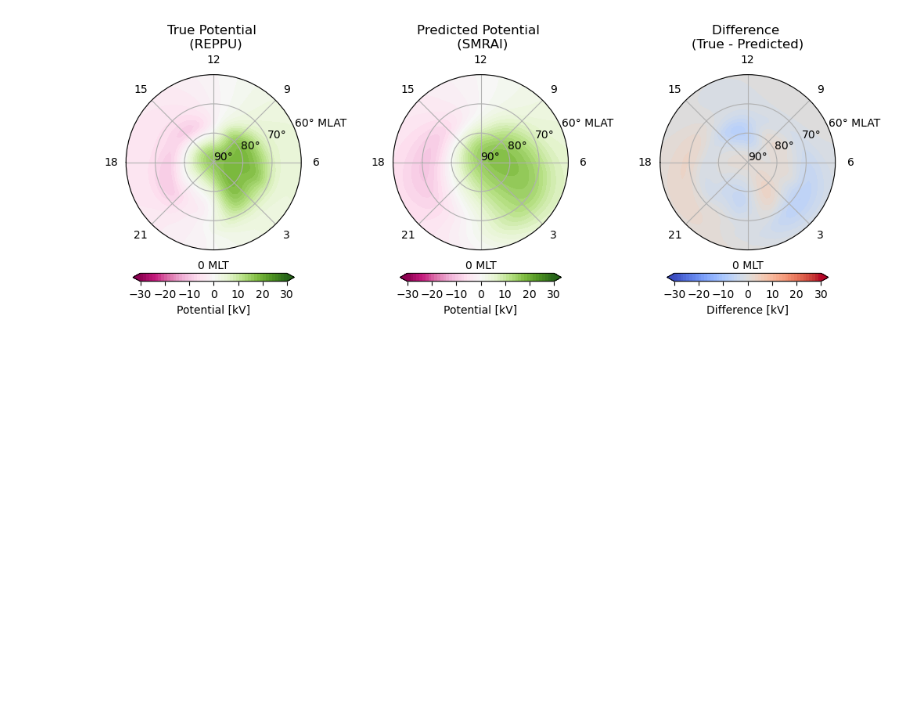
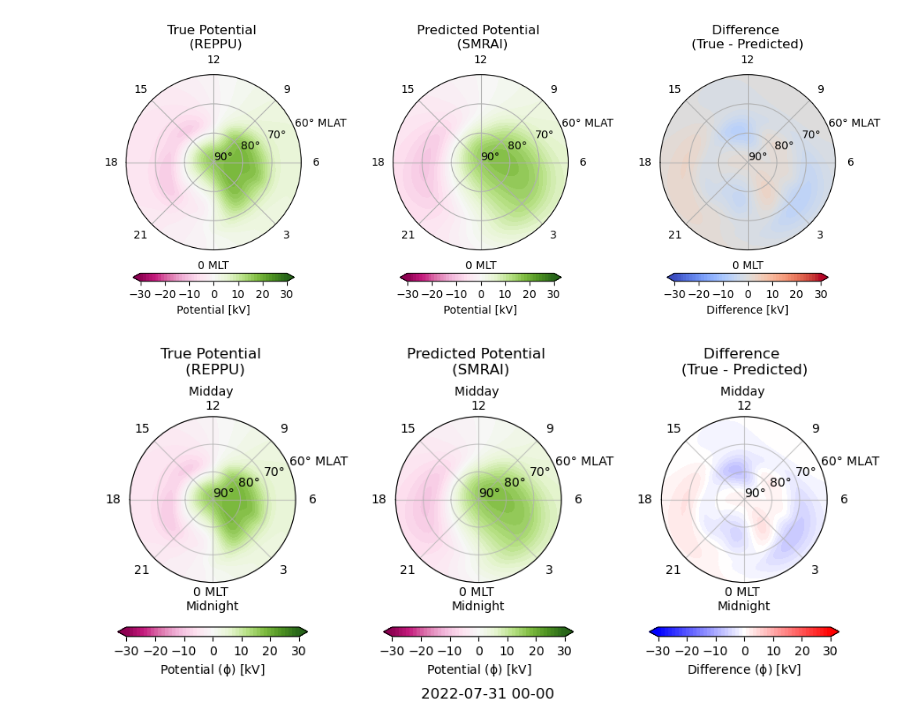
Before and after one commit to reddy-sachin/REPPU-ESN2, a Jupyter notebook: SR_ML/SMRAI_potential.ipynb, the cells around one changed output. Saved outputs shown, nothing was run; the diff lists cells and outputs as text; code cells hidden in the pictures; blank space fills up the shorter version.

```diff
--- a/SR_ML/SMRAI_potential.ipynb
+++ b/SR_ML/SMRAI_potential.ipynb
@@ -20,7 +18,8 @@ Load IGRF coefficients ...
 # %%
 #REPPU otuputs
 #path = r'/Users/sr2/OneDrive - University College London/PhD/Experiences/Postdocs/JSPS/Research/Data/pbig5min.dat'
-path = r'/Users/sr2/My Drive/Career/Employment/Current/JSPS/Research/Data/pbig5min.dat'
+#path = r'/Users/sr2/My Drive/Career/Employment/Current/JSPS/Research/Data/pbig5min.dat'
+path = r'/Users/sr2/My Drive/Career/Employment/Current/JSPS/Research/Data/fbig5min.dat'
 
 #read the REPPU data
 with open (path) as f:
@@ -54,7 +53,7 @@ ds = xr.Dataset({'potential': (['dt', 'lat', 'lon'], data_reshaped.reshape(-1, 3
 
 # Add potential and units
 ds['potential'].attrs['units'] = 'kV'
-ds['potential'] = ds['potential'] * 1e-3 # Convert to kV
+#ds['potential'] = ds['potential'] * 1e-3 # Convert to kV
 ds
 # %% [output]
 <xarray.Dataset> Size: 440MB
@@ -150,7 +149,7 @@ array([[  59.17415047, -401.45096267,  268.85373093, ..., -573.47927344,
         -640.3147514 ,  772.04195986]])
 # %%
 #save model
-with open('SMRAI2_potential_SR.pkl', 'wb') as f:
+with open('SMRAI2_current_SR.pkl', 'wb') as f:
     pickle.dump(model, f)
 # %%
 y_pred = model.predict(X_test) #predict the test data
@@ -458,7 +457,8 @@ theta = np.linspace(0, 360, 80) - 90
 theta_rad = theta / 360 * 2 * np.pi
 r = 90 - np.linspace(53.1, 89.7, 30)
 shrink = .28
-pad = 0.13
+pad = 0.18
+t_pad = 10
 phi = r"$\mathrm{\phi}$"
 
 # Loop through each time step
@@ -480,46 +480,50 @@ for i, time in enumerate(times):
     axs[0].set_yticklabels(["90°", "80°", "70°", "60° MLAT"])
     axs[0].set_xlim([-np.pi, np.pi])
     axs[0].set_xticks(np.linspace(-np.pi, np.pi, 9)[1:])
-    axs[0].set_xticklabels(["21", "0 MLT", "3", "6", "9", "12", "15", "18"])
-    axs[0].set_title(f'True Potential \n (REPPU)')
+    axs[0].set_xticklabels(["21", "0 MLT \nMidnight", "3", "6", "9", "Midday \n12", "15", "18"])
+    axs[0].set_title(f'True Potential \n (REPPU)',pad=t_pad)
+    axs[0].grid(True, alpha=0.7)
     plt.colorbar(c_true, ax=axs[0], label=f'Potential ({phi}) [kV]', shrink=shrink, pad=pad, ticks=np.arange(-30, 31, 10), orientation='horizontal')
 
     # Plot predicted values
     c_pred = axs[1].contourf(theta_rad, r, -pot_pred, levels=np.linspace(-30, 30, 50), cmap='PiYG', extend='both')
     axs[1].set_ylim([0, 30])
     axs[1].set_yticks([0, 10, 20, 30])
     axs[1].set_yticklabels(["90°", "80°", "70°", "60° MLAT"])
     axs[1].set_xlim([-np.pi, np.pi])
     axs[1].set_xticks(np.linspace(-np.pi, np.pi, 9)[1:])
-    axs[1].set_xticklabels(["21", "0 MLT", "3", "6", "9", "12", "15", "18"])
-    axs[1].set_title('Predicted Potential \n (SMRAI)')
+    axs[1].set_xticklabels(["21", "0 MLT \nMidnight", "3", "6", "9", "Midday \n12", "15", "18"])
+    axs[1].set_title('Predicted Potential \n (SMRAI)',pad=t_pad)
+    axs[1].grid(True, alpha=0.7)
     plt.colorbar(c_pred, ax=axs[1], label=f'Potential ({phi}) [kV]', shrink=shrink, pad=pad, ticks=np.arange(-30, 31, 10), orientation='horizontal')
 
     # Plot difference
-    c_diff = axs[2].contourf(theta_rad, r, -diff, levels=np.linspace(-30, 30, 50), cmap='coolwarm', extend='both')
+    c_diff = axs[2].contourf(theta_rad, r, -diff, levels=np.linspace(-30, 30, 50), cmap='bwr', extend='both')
     axs[2].set_ylim([0, 30])
     axs[2].set_yticks([0, 10, 20, 30])
-    axs[2].set_yticklabels(["90°", "80°", "70°", "60° MLT"])
+    axs[2].set_yticklabels(["90°", "80°", "70°", "60° MLAT"])
     axs[2].set_xlim([-np.pi, np.pi])
     axs[2].set_xticks(np.linspace(-np.pi, np.pi, 9)[1:])
-    axs[2].set_xticklabels(["21", "0 MLT", "3", "6", "9", "12", "15", "18"])
-    axs[2].set_title(f'Difference \n(True - Predicted)')
+    axs[2].set_xticklabels(["21", "0 MLT \nMidnight", "3", "6", "9", "Midday \n12", "15", "18"])
+    axs[2].set_title(f'Difference \n(True - Predicted)',pad=t_pad)
+    axs[2].grid(True, alpha=0.7)
     plt.colorbar(c_diff, ax=axs[2], label=f'Difference ({phi}) [kV]', shrink=shrink, pad=pad, ticks=np.arange(-30, 31, 10), orientation='horizontal')
 
     plt.subplots_adjust(wspace=-0.8)  # Adjust horizontal space between subplots
 
     plt.tight_layout()
 
     dt = pd.to_datetime(time)
     str_time = dt.strftime('%Y-%m-%d %H-%M')
 
-    plt.annotate(f'{str_time}', xy=(-1.24, -0.6), xycoords='axes fraction', fontsize=12)
+    plt.annotate(f'{str_time}', xy=(-1.45, -0.7), xycoords='axes fraction', fontsize=12)
 
     # Save the figure with the timestamp in the title
-    #export_path = r'/Users/sr2/OneDrive - University College London/PhD/Experiences/Postdocs/Research/JSPS/Analysis/Apr-24/plots/SMRAI3/potential/2022-07-31/'
     #plt.savefig(f'/Users/sr2/My Drive/Career/Employment/Current/JSPS/Research/Analysis/Apr-24/plots/SMRAI3/potential/2022-07-31/potential_plot_{str_time}.png', dpi=300, bbox_inches='tight')
 
     # Close the figure to free up memory
     #plt.close(fig)
 
     break
+# %% [output]
+[figure, added]
```
Also changed, not shown: parts of 3 cells of this notebook, 8 other files.
